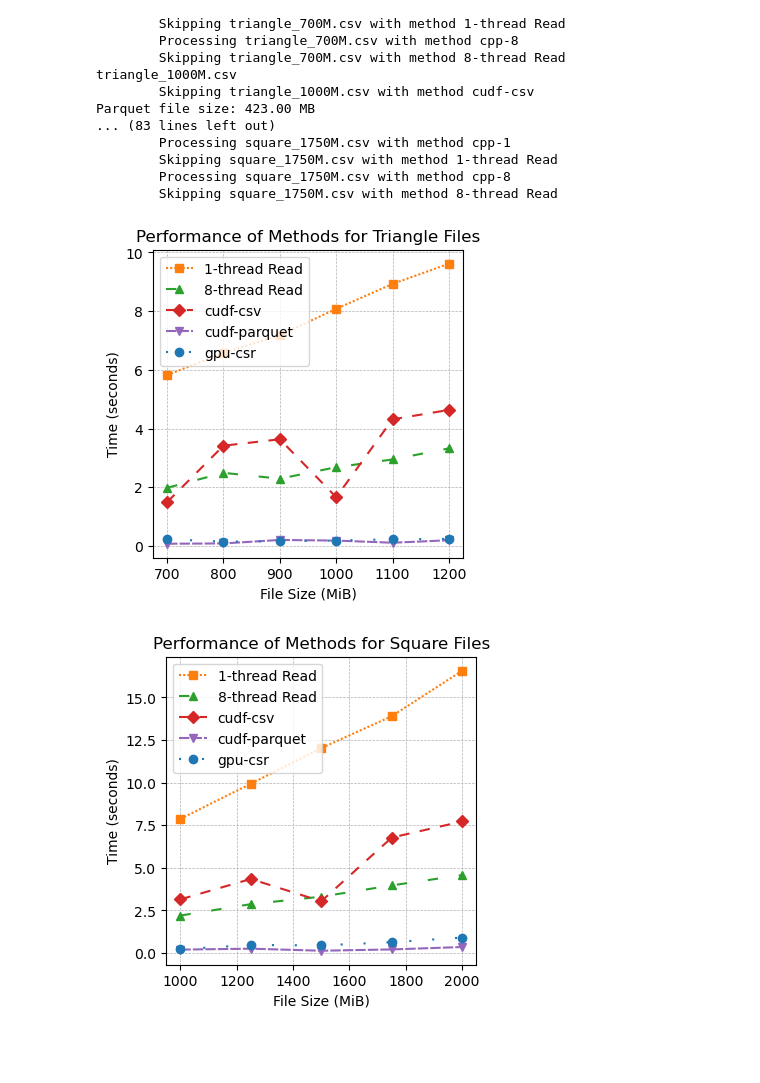
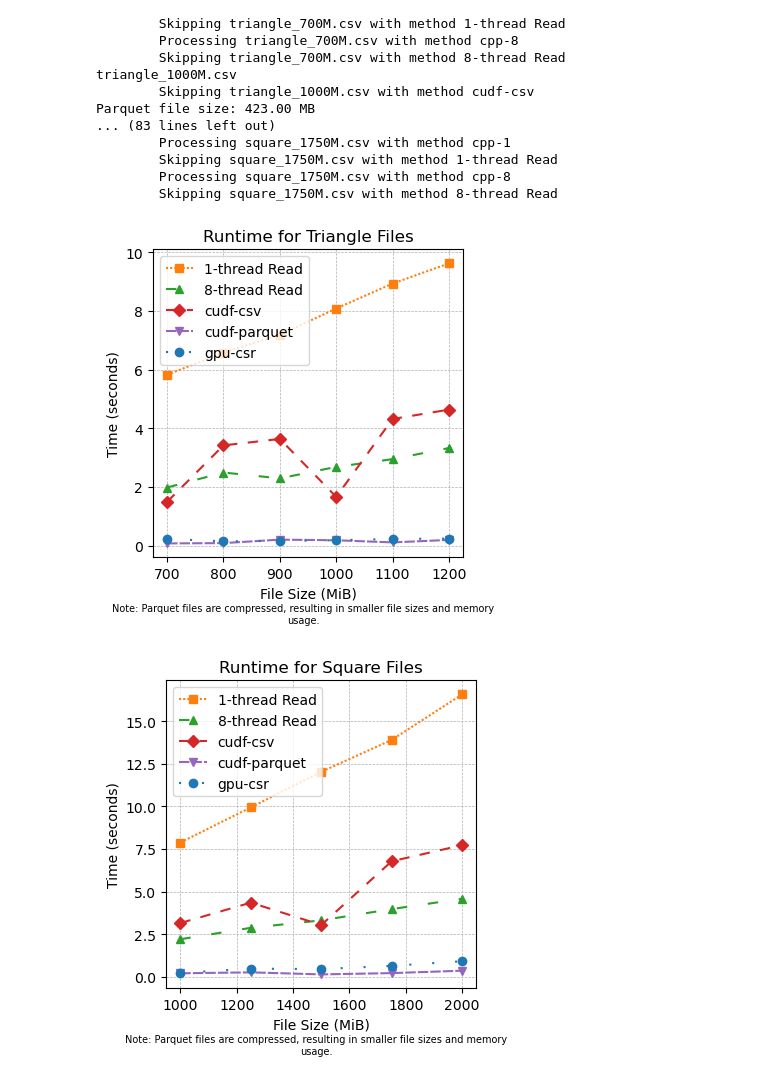
Before and after one commit to Tarun-Sreepada/cuPAMI, a Jupyter notebook: algs/file_read/experiments.ipynb, the cells around one changed output. Drawn from its saved outputs; the diff is of its cells as text; code cells hidden in the pictures; blank space fills up the shorter version.

```diff
--- a/algs/file_read/experiments.ipynb
+++ b/algs/file_read/experiments.ipynb
@@ -261,18 +261,13 @@ for shape in shapes:
     subset = df[df["shape"] == shape]
     plt.figure(figsize=fig_size)
 
-    # Iterate through methods in sorted order
     for method in sorted_methods:
-        if method in subset["method"].unique():  # Check if method exists in the subset
+        if method in subset["method"].unique():
             method_data = subset[subset["method"] == method]
 
-            # Retrieve line properties from the assignment dictionary
             linestyle, color, marker = assignment[method]
-
-            # Filter the data to only include points below the time threshold
             method_data_below_threshold = method_data[method_data["time"] <= time_threshold]
 
-            # Plot the points within the threshold
             plt.plot(
                 method_data_below_threshold["size_mib"],
                 method_data_below_threshold["time"],
@@ -284,42 +279,50 @@ for shape in shapes:
 
     plt.xlabel("File Size (MiB)")
     plt.ylabel("Time (seconds)")
-    plt.title(f"Performance of Methods for {shape.capitalize()} Files")
 
-    # Sort legend by the predefined sorted_methods order
+    plt.title(f"Runtime for {shape.capitalize()} Files")
     handles, labels = plt.gca().get_legend_handles_labels()
     sorted_handles_labels = sorted(zip(labels, handles), key=lambda x: sorted_methods.index(x[0]))
     sorted_labels, sorted_handles = zip(*sorted_handles_labels)
-    plt.legend(sorted_handles, sorted_labels)  # Apply sorted legend
+    plt.legend(sorted_handles, sorted_labels)
 
     plt.grid(True, which="both", linestyle="--", linewidth=0.5)
-    plt.savefig(result_folder + f"/time_{shape}.svg")
+
+    # Add caption as a note
+    plt.figtext(0.5, -0.05, "Note: Parquet files are compressed, resulting in smaller file sizes and memory usage.",
+                ha="center", fontsize=7, wrap=True)
+
+    plt.savefig(result_folder + f"/time_{shape}.svg", bbox_inches="tight")
+
 
 for shape in shapes:
     subset = df[df["shape"] == shape]
     plt.figure(figsize=fig_size)
 
     for method in sorted_methods:
         method_data = subset[subset["method"] == method]
-
-        # Retrieve line properties from the assignment dictionary
         linestyle, color, marker = assignment[method]
 
         plt.plot(
             method_data["size_mib"],
             method_data["memory"],
             marker=marker,
             label=method,
             linestyle=linestyle,
             color=color
         )
 
     plt.xlabel("File Size (MiB)")
-    plt.ylabel("Peak Memory (MiB)")
-    plt.title(f"Performance of Methods for {shape.capitalize()} Files")
+    plt.ylabel("Memory (MiB)")
+    plt.title(f"Peak Memory Usage for {shape.capitalize()} Files")
     plt.legend()
     plt.grid(True, which="both", linestyle="--", linewidth=0.5)
-    plt.savefig(result_folder + f"/memory_{shape}.svg")
+
+    # Add caption as a note
+    plt.figtext(0.5, -0.05, "Note: Parquet files are compressed, resulting in smaller file sizes and memory usage.",
+                ha="center", fontsize=7, wrap=True)
+
+    plt.savefig(result_folder + f"/memory_{shape}.svg", bbox_inches="tight")
 # %% [output]
-[figure, old version]
+[figure, new version]
-[figure, old version]
+[figure, new version]
```
Also changed, not shown: parts of 1 cell of this notebook, 5 other files.
